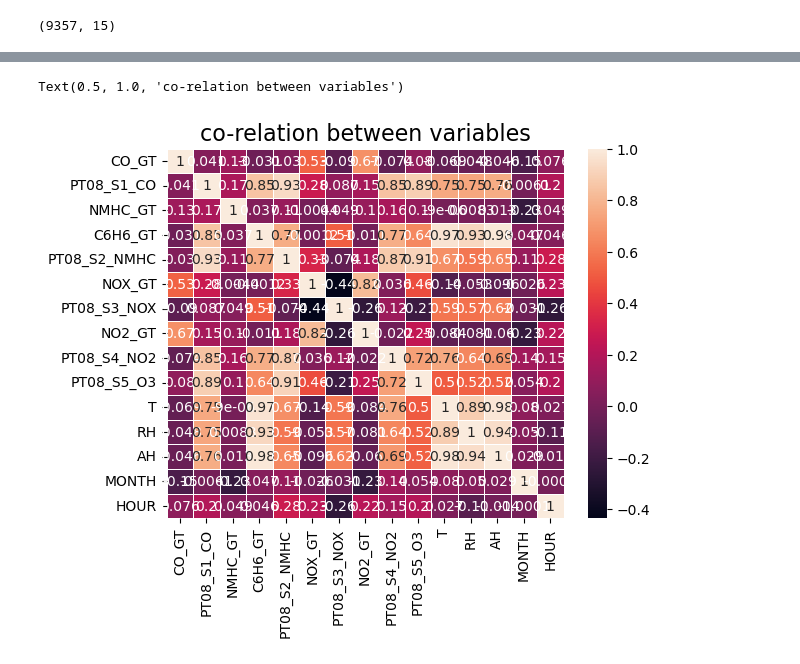
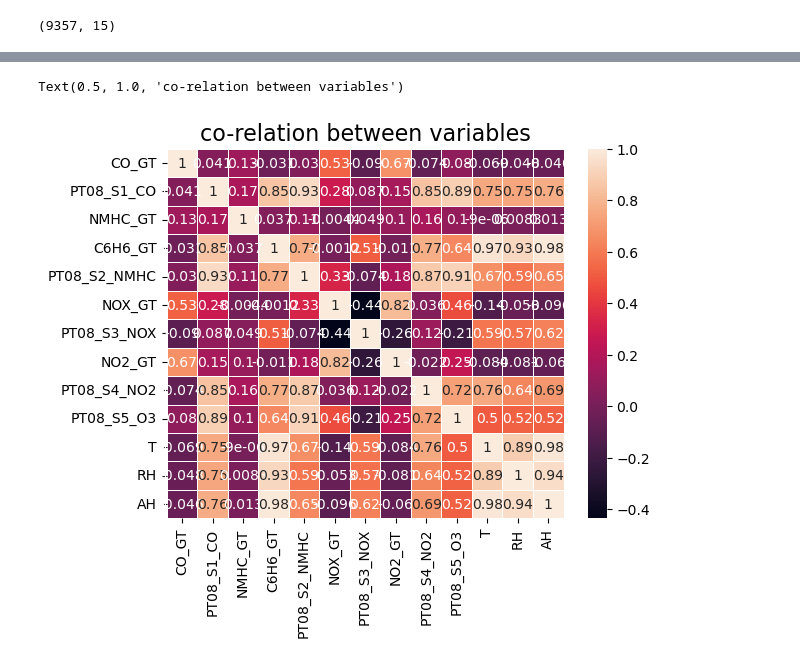
Before and after one commit to ubco-W2022T1-cosc301/project-group38, a Jupyter notebook: notebooks/analysis2(abhiek).ipynb, the cells around one changed output, grey strips where cells are left out. Drawn from its saved outputs; the diff is of its cells as text; code cells hidden in the pictures.

```diff
--- a/notebooks/analysis2(abhiek).ipynb
+++ b/notebooks/analysis2(abhiek).ipynb
@@ -9,9 +9,9 @@ import numpy as np
 import pandas as pd
 import matplotlib.pyplot as plt
 import seaborn as sns
-%matplotlib inline
+from project_functions2 import *
 
-AirQuality = pd.read_csv("../data/raw/AirQuality.csv",sep=";")
-
-AirQuality.head(10)
+data = load_and_clean("../data/raw/AirQuality.csv")
+data = fix_Data(data)
+display(data)
 # %% [output]
@@ -113,7 +74,7 @@ HOUR                              0
 dtype: object
 # %%
-sns.heatmap(AirQuality.corr(),annot=True, linewidths=.4)
+sns.heatmap(data.corr(),annot=True, linewidths=.4)
 plt.title('co-relation between variables',fontsize=16)
 # %% [output]
 Text(0.5, 1.0, 'co-relation between variables')
-[figure, old version]
+[figure, new version]
```
Also changed, not shown: parts of 9 cells of this notebook, 1 other file.
